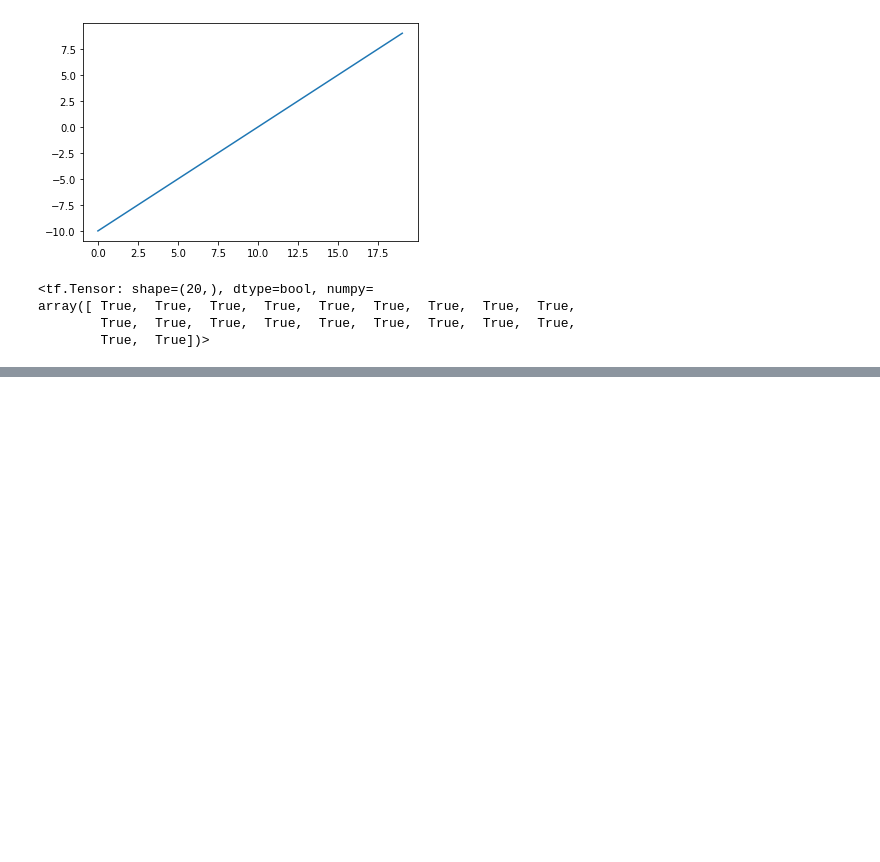
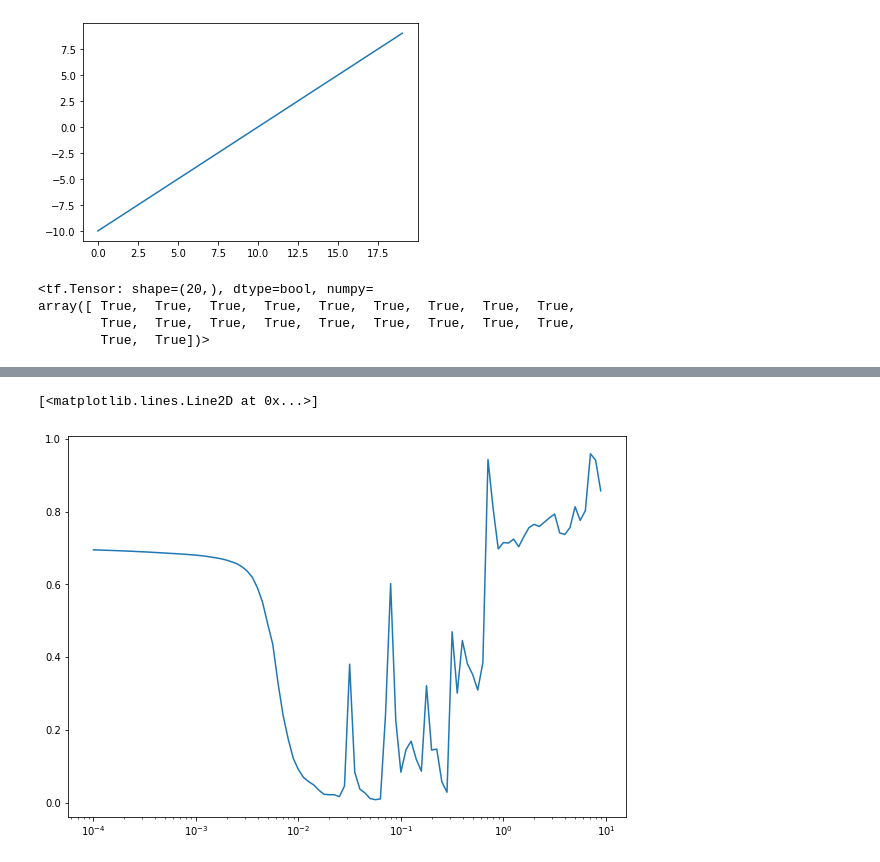
Before and after one commit to enesergen/TensorflowFundamentalCourseWithDaniel, a Jupyter notebook: 02_neural_network_classification_with_tensorflow.ipynb, the cells around one changed output, grey strips where cells are left out. Drawn from its saved outputs; the diff is of its cells as text; code cells hidden in the pictures; blank space fills up the shorter version.

```diff
--- a/02_neural_network_classification_with_tensorflow.ipynb
+++ b/02_neural_network_classification_with_tensorflow.ipynb
@@ -331,0 +438,7 @@ array([ True,  True,  True,  True,  True,  True,  True,  True,  True,
+# %%
+lrs=1e-4*(10**(np.arange(100)/20))
+plt.figure(figsize=(10,7))
+plt.semilogx(lrs,history_8.history["loss"])
+# %% [output]
+[<matplotlib.lines.Line2D at 0x...>]
+[figure, added]
```
Also changed, not shown: parts of 31 cells of this notebook.
